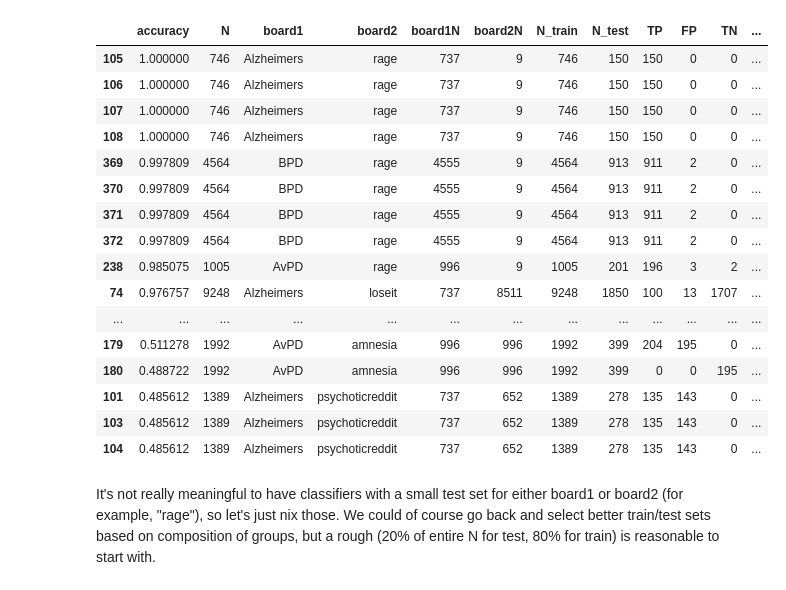
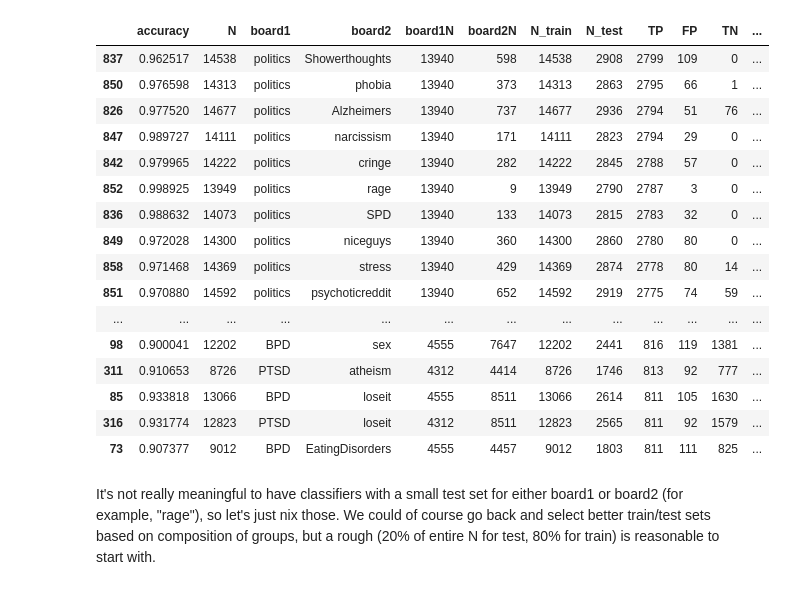
Before and after one commit to nagyistge/brainmeta, a Jupyter notebook: wordfish/analysis/classifiers/word2vec_svm_reddit.ipynb, the cells around one changed output. Cells and saved outputs as stored; diff of their text form; code cells hidden in the pictures.

Commit message:
modified:   analysis/classifiers/word2vec_svm_neurosynth.ipynb 	modified:   analysis/classifiers/word2vec_svm_reddit.ipynb

```diff
--- a/wordfish/analysis/classifiers/word2vec_svm_reddit.ipynb
+++ b/wordfish/analysis/classifiers/word2vec_svm_reddit.ipynb
@@ -5,27 +5,27 @@ Here we will build a word2vec model with all of the reddit corpus, and then trai
 # %%
 import pandas
-pandas.set_option('display.max_rows', 400)
-classifiers = pandas.read_csv("classifiers.tsv",sep="\t",index_col=0)
-classifiers = classifiers.sort(columns=["accuracy","TN","TP"],ascending=False)
+pandas.set_option('display.max_rows', 8000)
+classifiers = pandas.read_csv("classifiers_reddit_linear.tsv",sep="\t",index_col=0)
+classifiers = classifiers.sort(columns=["TP","TN","accuracy"],ascending=False)
 classifiers
 # %% [output]
 |  | accuracy | N | board1 | board2 | board1N | board2N | N_train | N_test | TP | FP | TN | ... |
-| 105 | 1.000000 | 746 | Alzheimers | rage | 737 | 9 | 746 | 150 | 150 | 0 | 0 | ... |
-| 106 | 1.000000 | 746 | Alzheimers | rage | 737 | 9 | 746 | 150 | 150 | 0 | 0 | ... |
-| 107 | 1.000000 | 746 | Alzheimers | rage | 737 | 9 | 746 | 150 | 150 | 0 | 0 | ... |
-| 108 | 1.000000 | 746 | Alzheimers | rage | 737 | 9 | 746 | 150 | 150 | 0 | 0 | ... |
-| 369 | 0.997809 | 4564 | BPD | rage | 4555 | 9 | 4564 | 913 | 911 | 2 | 0 | ... |
-| 370 | 0.997809 | 4564 | BPD | rage | 4555 | 9 | 4564 | 913 | 911 | 2 | 0 | ... |
-| 371 | 0.997809 | 4564 | BPD | rage | 4555 | 9 | 4564 | 913 | 911 | 2 | 0 | ... |
-| 372 | 0.997809 | 4564 | BPD | rage | 4555 | 9 | 4564 | 913 | 911 | 2 | 0 | ... |
-| 238 | 0.985075 | 1005 | AvPD | rage | 996 | 9 | 1005 | 201 | 196 | 3 | 2 | ... |
-| 74 | 0.976757 | 9248 | Alzheimers | loseit | 737 | 8511 | 9248 | 1850 | 100 | 13 | 1707 | ... |
+| 837 | 0.962517 | 14538 | politics | Showerthoughts | 13940 | 598 | 14538 | 2908 | 2799 | 109 | 0 | ... |
+| 850 | 0.976598 | 14313 | politics | phobia | 13940 | 373 | 14313 | 2863 | 2795 | 66 | 1 | ... |
+| 826 | 0.977520 | 14677 | politics | Alzheimers | 13940 | 737 | 14677 | 2936 | 2794 | 51 | 76 | ... |
+| 847 | 0.989727 | 14111 | politics | narcissism | 13940 | 171 | 14111 | 2823 | 2794 | 29 | 0 | ... |
+| 842 | 0.979965 | 14222 | politics | cringe | 13940 | 282 | 14222 | 2845 | 2788 | 57 | 0 | ... |
+| 852 | 0.998925 | 13949 | politics | rage | 13940 | 9 | 13949 | 2790 | 2787 | 3 | 0 | ... |
+| 836 | 0.988632 | 14073 | politics | SPD | 13940 | 133 | 14073 | 2815 | 2783 | 32 | 0 | ... |
+| 849 | 0.972028 | 14300 | politics | niceguys | 13940 | 360 | 14300 | 2860 | 2780 | 80 | 0 | ... |
+| 858 | 0.971468 | 14369 | politics | stress | 13940 | 429 | 14369 | 2874 | 2778 | 80 | 14 | ... |
+| 851 | 0.970880 | 14592 | politics | psychoticreddit | 13940 | 652 | 14592 | 2919 | 2775 | 74 | 59 | ... |
 | ... | ... | ... | ... | ... | ... | ... | ... | ... | ... | ... | ... | ... |
-| 179 | 0.511278 | 1992 | AvPD | amnesia | 996 | 996 | 1992 | 399 | 204 | 195 | 0 | ... |
-| 180 | 0.488722 | 1992 | AvPD | amnesia | 996 | 996 | 1992 | 399 | 0 | 0 | 195 | ... |
-| 101 | 0.485612 | 1389 | Alzheimers | psychoticreddit | 737 | 652 | 1389 | 278 | 135 | 143 | 0 | ... |
-| 103 | 0.485612 | 1389 | Alzheimers | psychoticreddit | 737 | 652 | 1389 | 278 | 135 | 143 | 0 | ... |
-| 104 | 0.485612 | 1389 | Alzheimers | psychoticreddit | 737 | 652 | 1389 | 278 | 135 | 143 | 0 | ... |
+| 98 | 0.900041 | 12202 | BPD | sex | 4555 | 7647 | 12202 | 2441 | 816 | 119 | 1381 | ... |
+| 311 | 0.910653 | 8726 | PTSD | atheism | 4312 | 4414 | 8726 | 1746 | 813 | 92 | 777 | ... |
+| 85 | 0.933818 | 13066 | BPD | loseit | 4555 | 8511 | 13066 | 2614 | 811 | 105 | 1630 | ... |
+| 316 | 0.931774 | 12823 | PTSD | loseit | 4312 | 8511 | 12823 | 2565 | 811 | 92 | 1579 | ... |
+| 73 | 0.907377 | 9012 | BPD | EatingDisorders | 4555 | 4457 | 9012 | 1803 | 811 | 111 | 825 | ... |
 # %% [markdown]
 It's not really meaningful to have classifiers with a small test set for either board1 or board2 (for example, "rage"), so let's just nix those. We could of course go back and select better train/test sets based on composition of groups, but a rough (20% of entire N for test, 80% for train) is reasonable to start with.
 # %%
```
Also changed, not shown: parts of 5 cells of this notebook, 1 other file.
